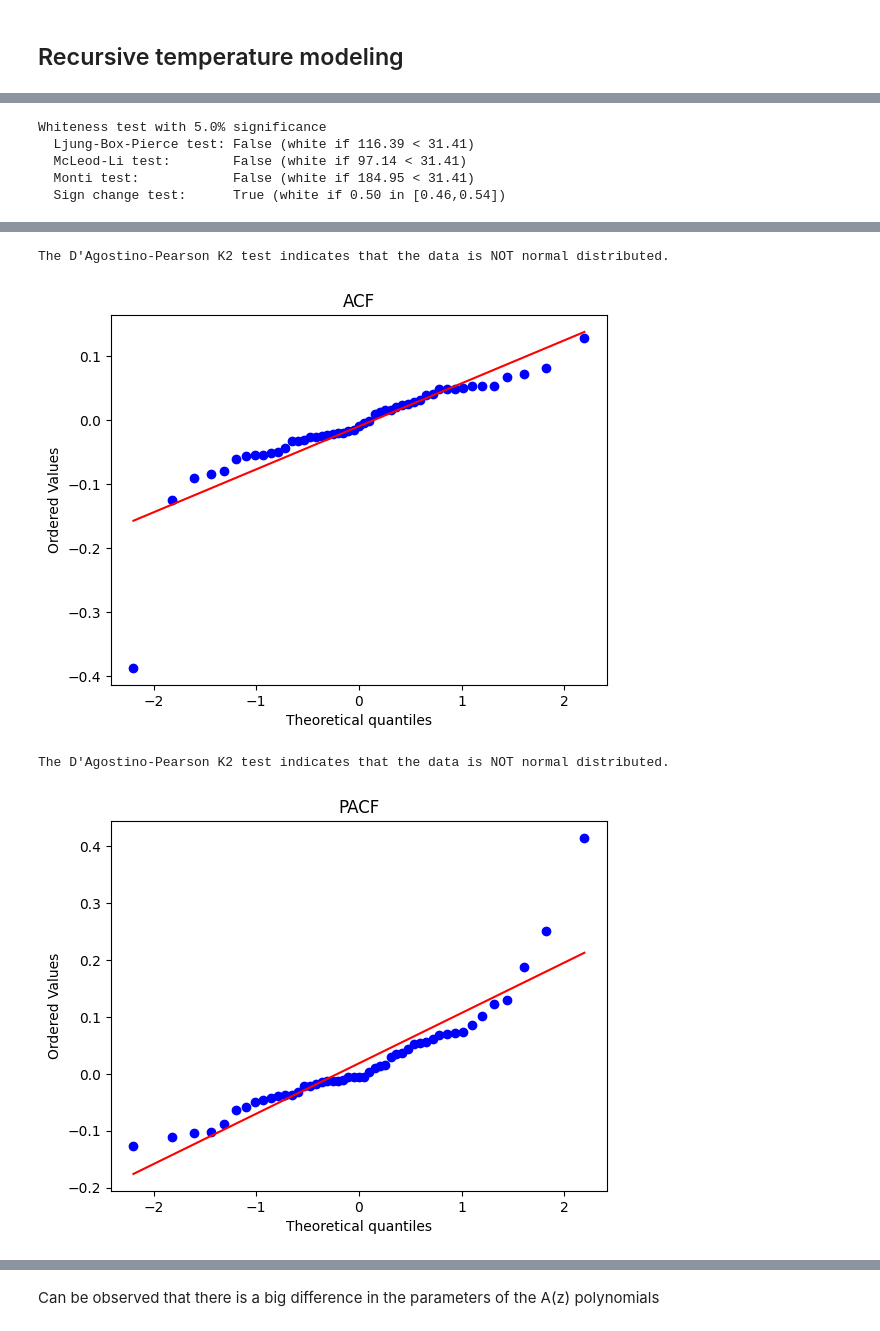
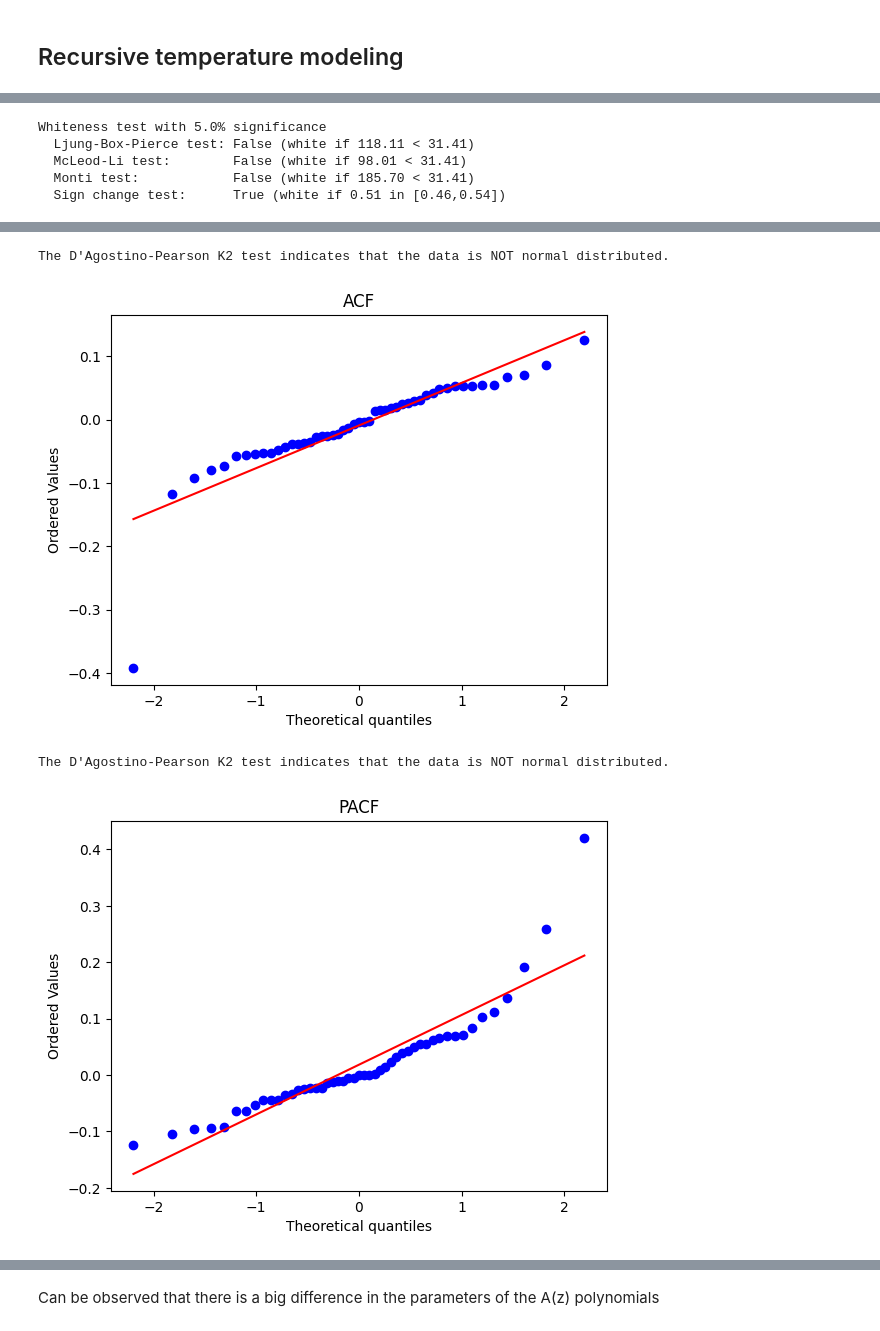
Before and after one commit to atjhin/lund-university, a Jupyter notebook: MASM17/Lab3_Svedala.ipynb, the cells around one changed output, grey strips where cells are left out. Drawn from its saved outputs; the diff is of its cells as text; code cells hidden in the pictures.

```diff
--- a/MASM17/Lab3_Svedala.ipynb
+++ b/MASM17/Lab3_Svedala.ipynb
@@ -67,7 +66,7 @@ svedala = analysis.mat2np('./data/svedala94.mat')
 nabla_6 = [1] + [0]*5 + [-1]
 
 # Filter nabla6
-svedala_nabla6 = modelling.filter(nabla_6, 1, svedala)
+svedala_nabla6 = modelling.filter(nabla_6, 1, svedala, remove=True)
 
 # Dates
 start_date = dt.datetime(1994, 1, 1)
@@ -78,7 +77,7 @@ T_dates = [dt.datetime.fromtimestamp(timestamp) for timestamp in T]
 
 #Plot
 plt.plot(T_dates, svedala, label='Svedala')
-plt.plot(T_dates, svedala_nabla6, label='Svedala with nabla6')
+plt.plot(T_dates[len(nabla_6)-1:], svedala_nabla6, label='Svedala with nabla6')
 plt.gca().xaxis.set_major_locator(mdates.MonthLocator())
 plt.gca().xaxis.set_major_formatter(mdates.DateFormatter('%b'))
 plt.legend()
@@ -114,6 +119,6 @@ The D'Agostino-Pearson K2 test indicates that the data is NOT normal distributed
 # %%
 # January to March
-df = pd.DataFrame({'Date': T_dates, 'Svedala94': svedala, 'Svedala94_nabla6': svedala_nabla6})
+df = pd.DataFrame({'Date': T_dates, 'Svedala94': svedala, 'Svedala94_nabla6': np.concatenate((np.array([0]*6), svedala_nabla6))})
 start_date = dt.datetime(1994,1,1)
 end_date = dt.datetime(1994,3,31)
 y = df.loc[(df['Date'] > start_date) & (df['Date'] <= end_date)]['Svedala94_nabla6'].values
@@ -133,14 +137,14 @@ AIC : 1729.489   BIC : 1746.596
 [figure]
 Whiteness test with 5.0% significance
-  Ljung-Box-Pierce test: False (white if 116.39 < 31.41)
-  McLeod-Li test:        False (white if 97.14 < 31.41)
-  Monti test:            False (white if 184.95 < 31.41)
-  Sign change test:      True (white if 0.50 in [0.46,0.54])
+  Ljung-Box-Pierce test: False (white if 118.11 < 31.41)
+  McLeod-Li test:        False (white if 98.01 < 31.41)
+  Monti test:            False (white if 185.70 < 31.41)
+  Sign change test:      True (white if 0.51 in [0.46,0.54])
 [figure]
 The D'Agostino-Pearson K2 test indicates that the data is NOT normal distributed.
-[figure, old version]
+[figure, new version]
 The D'Agostino-Pearson K2 test indicates that the data is NOT normal distributed.
-[figure, old version]
+[figure, new version]
 # %%
 start_date = dt.datetime(1994,6,1)
 end_date = dt.datetime(1994,8,31)
```
Also changed, not shown: parts of 17 cells of this notebook, 6 other files.
